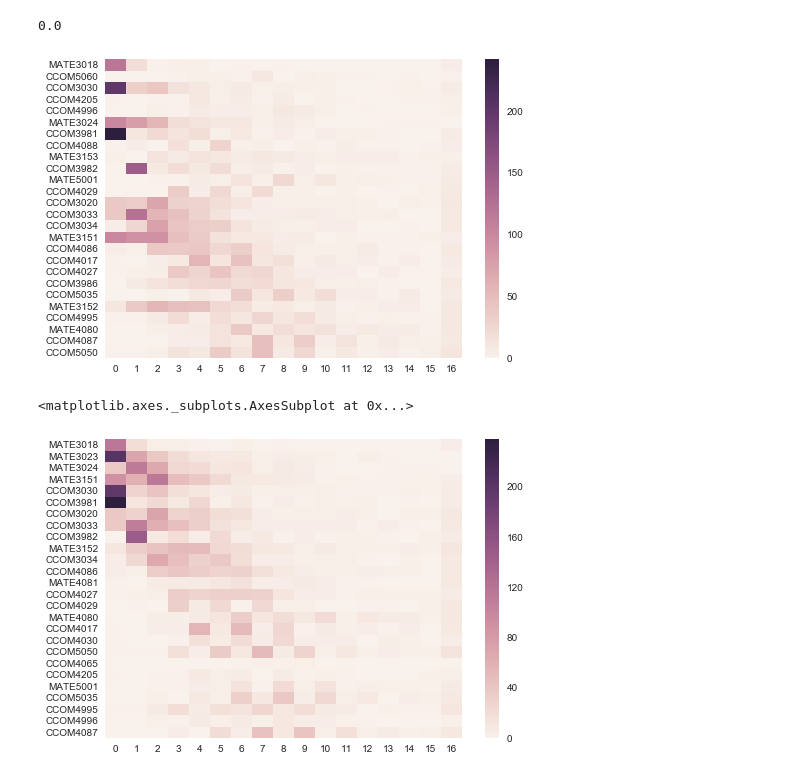
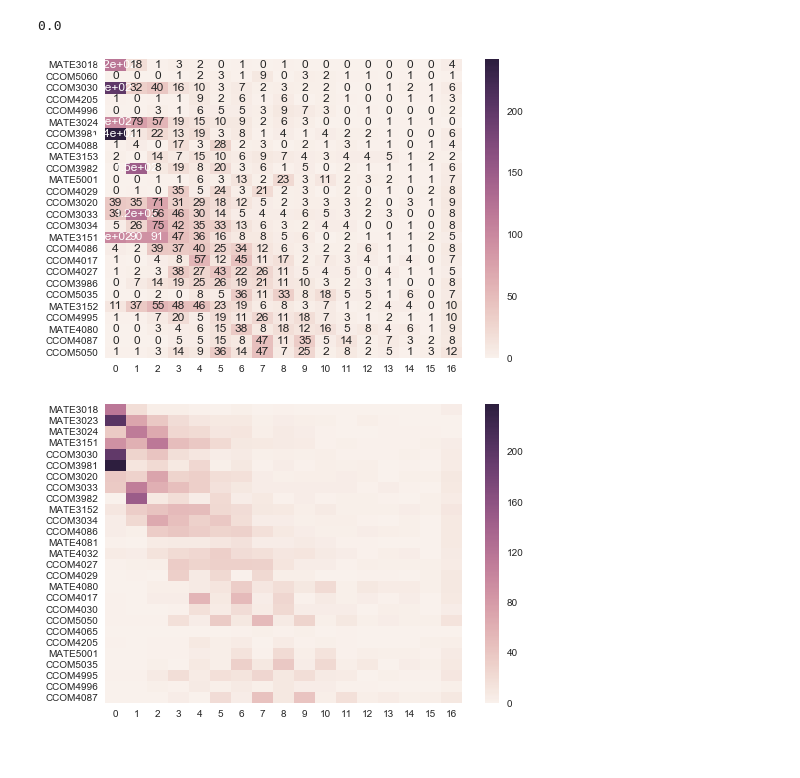
Before and after one commit to humberto-ortiz/stumap, a Jupyter notebook: stumap.ipynb, the cells around one changed output. Cells and saved outputs as stored; diff of their text form; code cells hidden in the pictures.

```diff
--- a/stumap.ipynb
+++ b/stumap.ipynb
@@ -309,11 +319,10 @@ counts[21][0]
 # %% [output]
 0.0
 # %%
-ax = sns.heatmap(newmap)
+ax = sns.heatmap(newmap, annot=True)
 # %% [output]
-[figure, old version]
+[figure, new version]
 # %%
-sns.heatmap(heatmap(clean(sequences, prog2016), prog2016),cmap = None)
+ax = sns.heatmap(heatmap(clean(sequences, prog2016), prog2016),cmap = None)
 # %% [output]
-<matplotlib.axes._subplots.AxesSubplot at 0x...>
-[figure, old version]
+[figure, new version]
```
Also changed, not shown: parts of 4 cells of this notebook.
